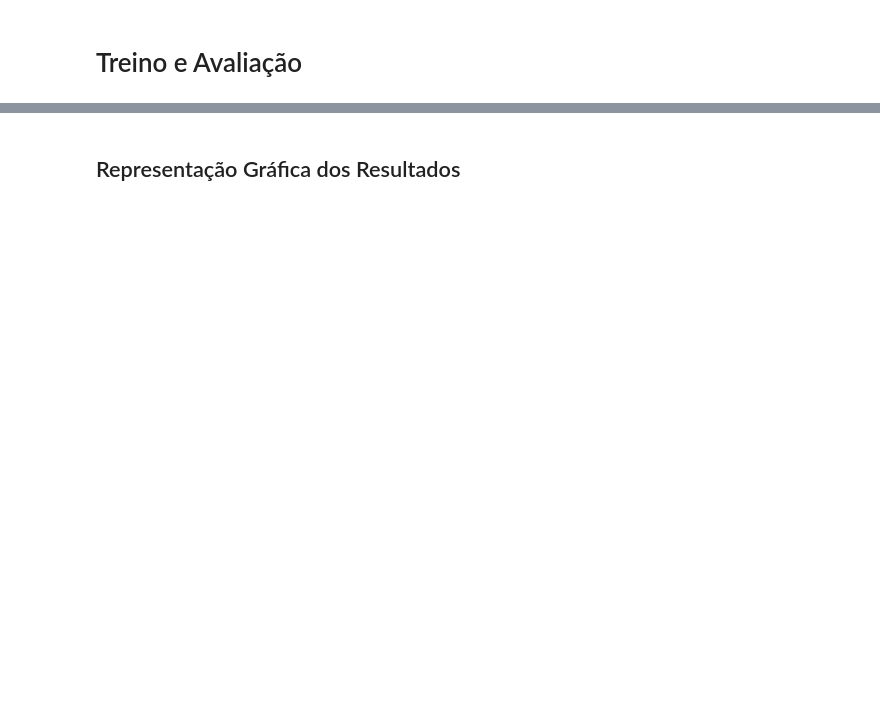
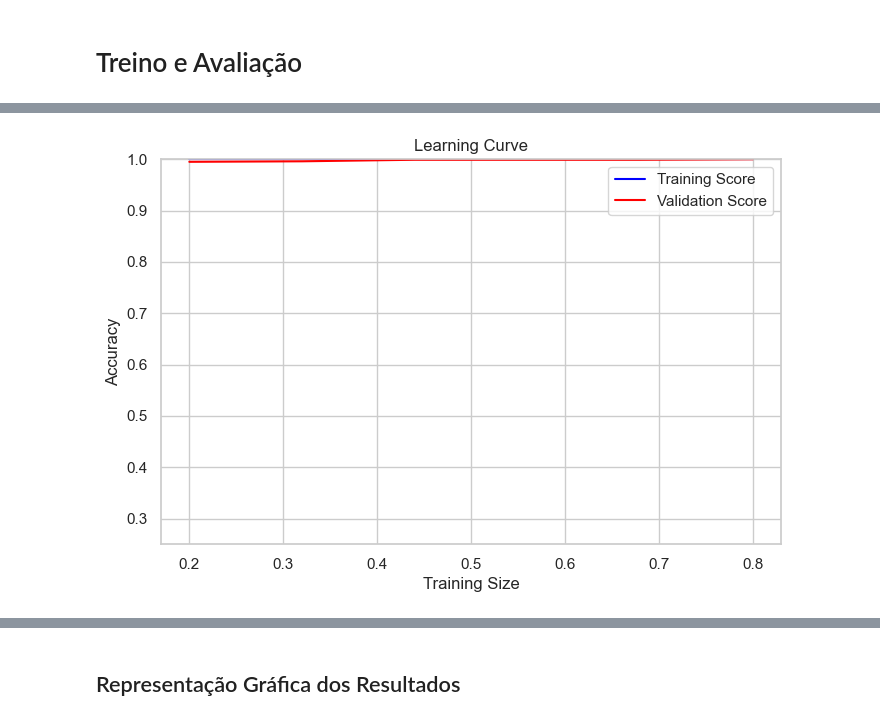
Before and after one commit to FranGoncal/ProjetoLEI, a Jupyter notebook: kaggle_only.ipynb, the cells around one changed output, grey strips where cells are left out. Drawn from its saved outputs; the diff is of its cells as text; code cells hidden in the pictures; blank space fills up the shorter version.

```diff
--- a/kaggle_only.ipynb
+++ b/kaggle_only.ipynb
@@ -1001,0 +998,99 @@ NB
+# %%
+import numpy as np
+import matplotlib.pyplot as plt
+from sklearn.model_selection import learning_curve
+from sklearn.dummy import DummyClassifier
+
+
+def plot_learning_curve(model, X, y):
+
+    train_sizes = np.linspace(0.2, 0.8, 6)
+    print(train_sizes)
+    cv = StratifiedKFold(n_splits=5, shuffle=True, random_state=41)
+    train_scores = []
+    test_scores = []
+    for frac in train_sizes:
+        train_scores_fold = []
+        test_scores_fold = []
+
+        for train_idx, test_idx in cv.split(X, y):
+            #print(str(train_idx)+" - "+str(test_idx))
+            # Split original data
+            X_train_full, y_train_full = X.iloc[train_idx], y.iloc[train_idx]
+            X_test, y_test = X.iloc[test_idx], y.iloc[test_idx]
+
+
+            # Take a fraction of the training set
+            size = int(frac * len(X_train_full))
+            X_train_sub = X_train_full[:size].copy()
+            y_train_sub = y_train_full[:size].copy()
+
+
+
+            # Normalização
+            scaler = StandardScaler()
+            X_train_sub = scaler.fit_transform(X_train_sub)
+            X_test = scaler.transform(X_test)
+
+
+            # Balance the training set
+            ros = RandomOverSampler(random_state=42)
+            X_train_bal, y_train_bal = ros.fit_resample(X_train_sub, y_train_sub)
+            #X_train_bal = X_train_sub
+            #y_train_bal = y_train_sub
+
+            # Train the model
+            model.fit(X_train_bal, y_train_bal)
+
+            # Evaluate
+            y_train_pred = model.predict(X_train_bal)
+            y_test_pred = model.predict(X_test)
+
+            train_scores_fold.append(accuracy_score(y_train_bal, y_train_pred))
+            test_scores_fold.append(accuracy_score(y_test, y_test_pred))
+
+        # Store mean scores across folds
+        train_scores.append(np.mean(train_scores_fold))
+        test_scores.append(np.mean(test_scores_fold))
+
+    # Convert to numpy arrays for plotting
+    train_scores = np.array(train_scores)
+    test_scores = np.array(test_scores)
+
+    #train_sizes, train_scores, test_scores = learning_curve(model, X, y, cv=cv, scoring="accuracy")
+
+    # Média e desvio padrão dos scores
+    train_mean = np.array(train_scores)
+    train_std = np.zeros_like(train_mean)  # ou calcular se quiser guardar os folds
+    test_mean = np.array(test_scores)
+    test_std = np.zeros_like(test_mean)
+
+    plt.figure(figsize=(8, 5))
+    plt.plot(train_sizes, train_mean, label="Training Score", color="blue")
+    #plt.fill_between(train_sizes, train_mean - train_std, train_mean + train_std, color="blue", alpha=0.2)
+
+    plt.plot(train_sizes, test_mean, label="Validation Score", color="red")
+    #plt.fill_between(train_sizes, test_mean - test_std, test_mean + test_std, color="red", alpha=0.2)
+
+    plt.ylim(0.25, 1)
+    plt.xlabel("Training Size")
+    plt.ylabel("Accuracy")
+    plt.title("Learning Curve")
+    plt.legend()
+    plt.show()
+
+classifiers = {
+    "RF": RandomForestClassifier(random_state=42),
+    "SVM": SVC(kernel='linear', random_state=42, probability=True),
+    "XGBoost": XGBClassifier(random_state=42, n_estimators=200, max_depth=3, learning_rate=1, objective='binary:logistic',reg_alpha=0.5, reg_lambda=1, subsample=0.8, colsample_bytree=0.8),
+    "DT": DecisionTreeClassifier(random_state=42),
+    "LR": LogisticRegression(random_state=42, max_iter=1000),
+    "NB": GaussianNB(),
+    "Dummie": DummyClassifier(strategy='most_frequent')
+}
+
+# Exemplo para Random Forest
+for name, model in classifiers.items():
+    print(name)
+    plot_learning_curve(model, X, y)
+# %% [output]
@@ -1001,0 +1099 @@ NB
+[figure, added]
```
Also changed, not shown: parts of 26 cells of this notebook, 2 other files.
